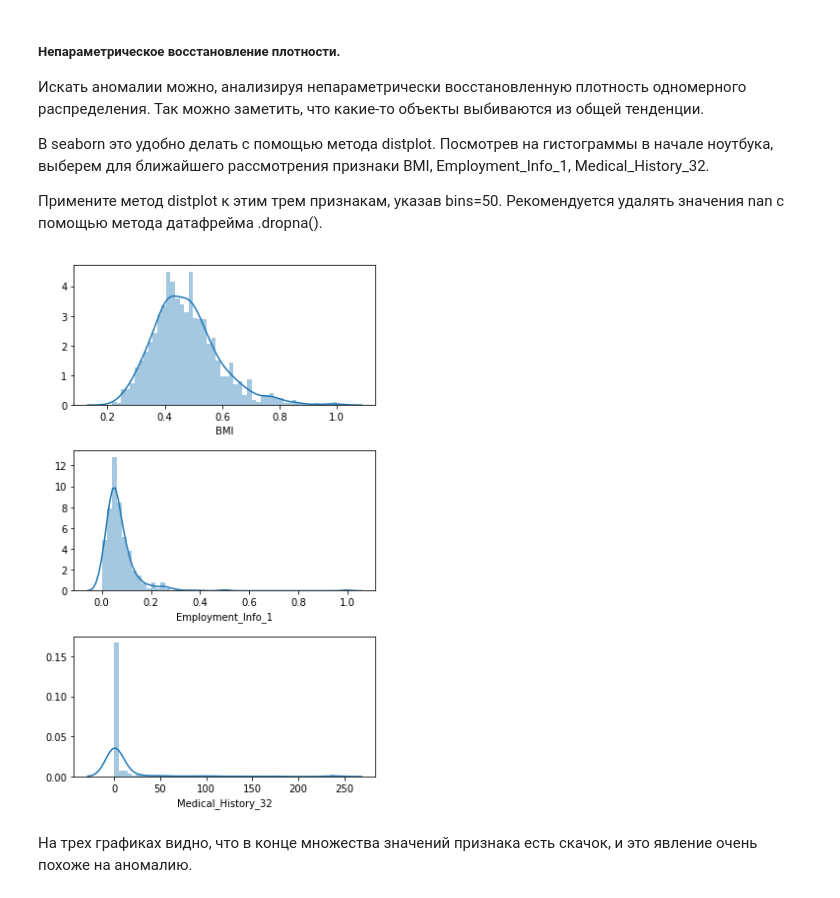
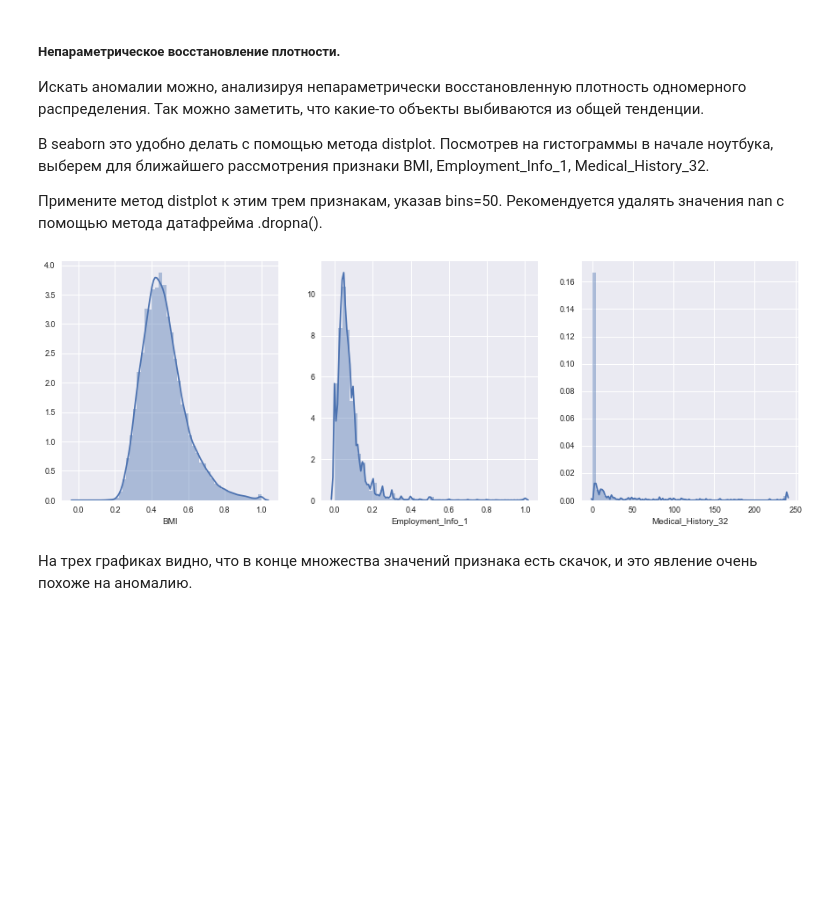
Before and after one commit to kcostya/mipt, a Jupyter notebook: unsupervised-learning/week-3/VisualizationPeerReview.ipynb, the cells around one changed output. Cells and saved outputs as stored; diff of their text form; code cells hidden in the pictures; blank space fills up the shorter version.

```diff
--- a/unsupervised-learning/week-3/VisualizationPeerReview.ipynb
+++ b/unsupervised-learning/week-3/VisualizationPeerReview.ipynb
@@ -221,0 +199,5 @@ seaborn.countplot('Medical_Keyword_45', data=data, hue='Response', ax=axes[2]);
+# %%
+selected_features = ['Medical_Keyword_23', 'Medical_Keyword_39', 'Medical_Keyword_45']
+f, axes = plt.subplots(1, 3, figsize=(15, 5), sharey=True)
+for i in range(len(selected_features)):
+    seaborn.countplot(x=selected_features[i], data=data, hue='Response', ax=axes[i])
@@ -361,17 +340,0 @@ from itertools import combinations
-# %%
-# Код 7. Постройте 6 графиков
-fig, axes = plt.subplots(2, 3, figsize=(12, 8), sharey=True)
-
-for i, xy in enumerate(combinations(person_features, 2)):
-    axes[i // 3, i % 3].scatter(sdata[person_features][labels==1][xy[0]],
-                                sdata[person_features][labels==1][xy[1]],
-                                alpha=0.5,
-                                c='blue')
-    axes[i // 3, i % 3].scatter(sdata[person_features][labels==-1][xy[0]],
-                                sdata[person_features][labels==-1][xy[1]],
-                                alpha=0.5,
-                                c='red')
-    axes[i // 3, i % 3].set_xlabel(xy[0])
-    axes[i // 3, i % 3].set_ylabel(xy[1])
-
-plt.tight_layout()
@@ -387,14 +359,12 @@ plt.tight_layout()
 
 Примените метод distplot к этим трем признакам, указав bins=50. Рекомендуется удалять значения nan с помощью метода датафрейма .dropna().
 # %%
-# Код 8. Восстановите плотности трех для трех указанных признаков
-ssdata = sdata[['BMI', 'Employment_Info_1', 'Medical_History_32']].dropna()
-fig, axes = plt.subplots(3, figsize=(5, 8))
-for i, c in enumerate(ssdata.columns):
-    seaborn.distplot(ssdata[c], bins=50, ax=axes[i]);
-plt.tight_layout()
+distplot_features = ['BMI', 'Employment_Info_1', 'Medical_History_32']
+f, axes = plt.subplots(1, 3, figsize=(15, 5))
+for i in range(len(distplot_features)):
+    seaborn.distplot(data[distplot_features[i]].dropna(), bins=50, ax=axes[i])
 # %% [output]
-[figure, old version]
+[figure, new version]
 # %% [markdown]
 На трех графиках видно, что в конце множества значений признака есть скачок, и это явление очень похоже на аномалию.
 # %% [markdown]
```
Also changed, not shown: parts of 31 cells of this notebook, 1 other file.
